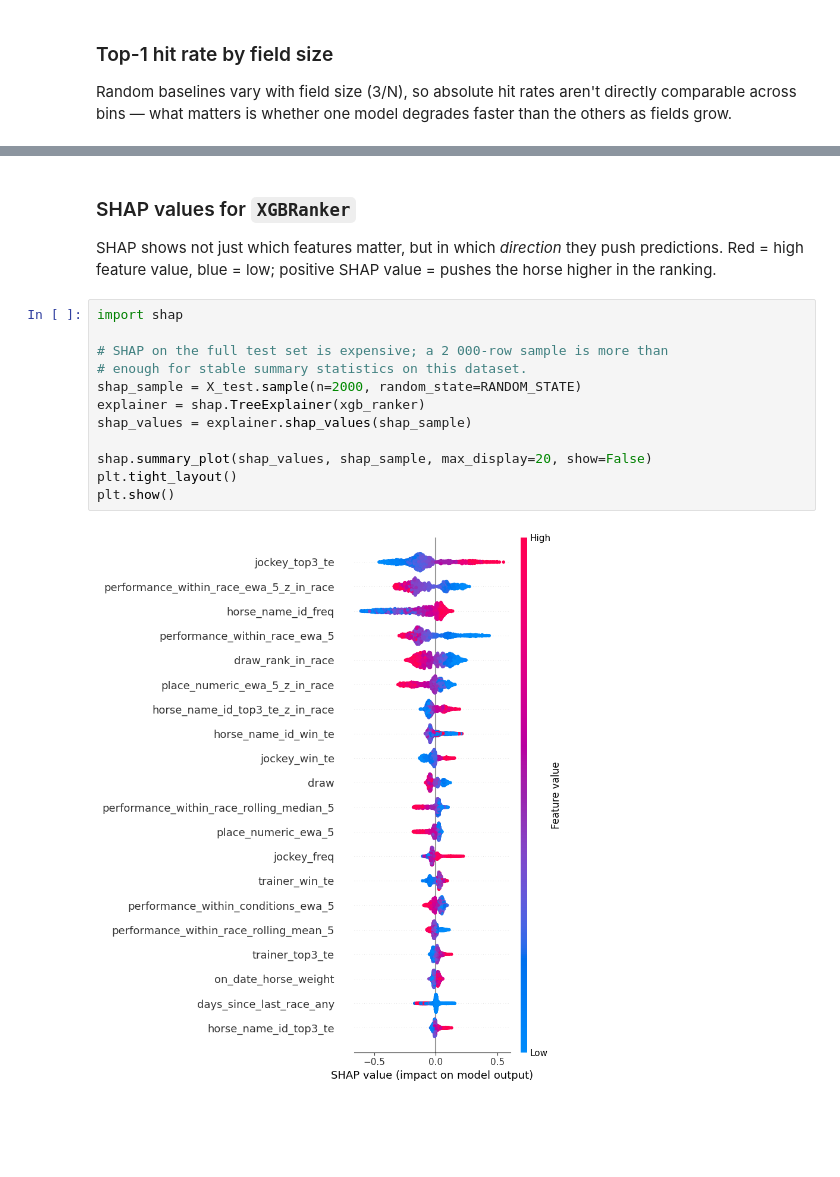
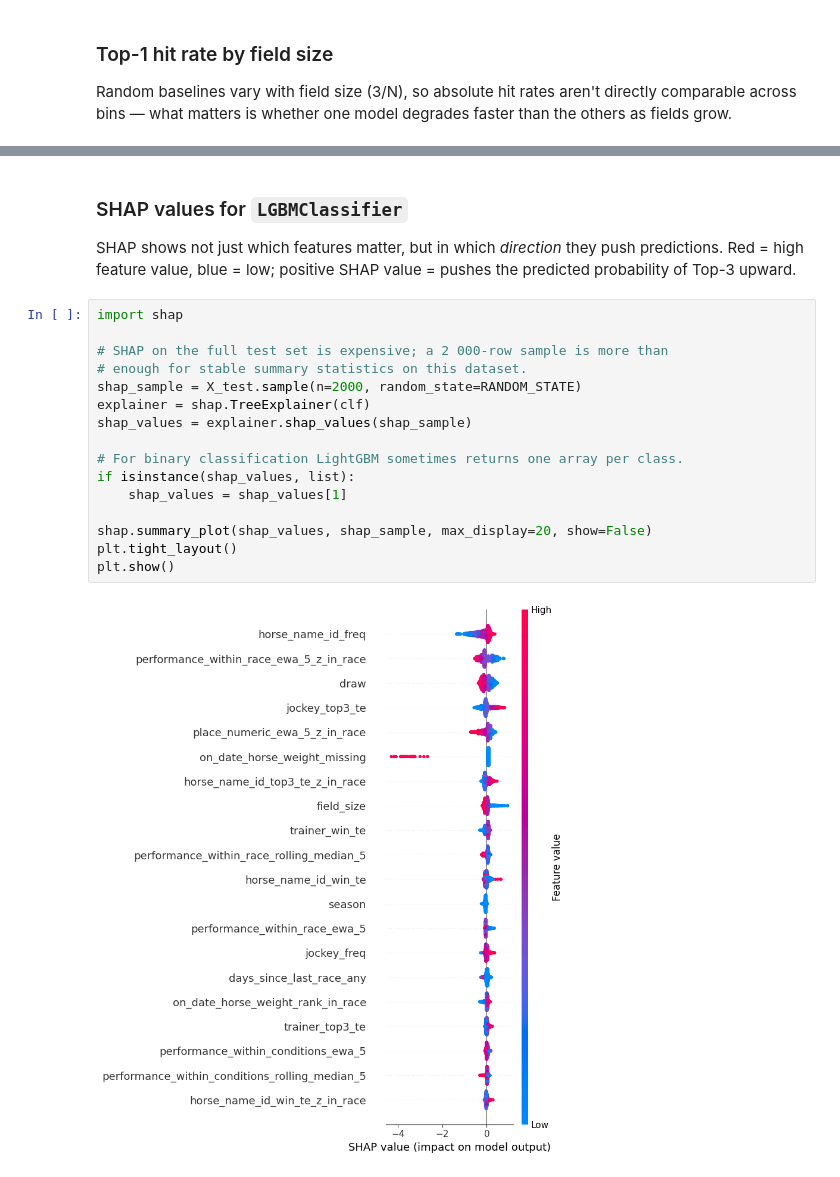
Before and after one commit to anton-schwarberg/Hongkong-Horse-Racing-Prediction, a Jupyter notebook: notebooks/05_Modelling.ipynb, the cells around one changed output, grey strips where cells are left out. Saved outputs shown, nothing was run; the diff lists cells and outputs as text; blank space fills up the shorter version.

```diff
--- a/notebooks/05_Modelling.ipynb
+++ b/notebooks/05_Modelling.ipynb
@@ -493,22 +539,26 @@ size_bin
 13+      315
 Name: n_races, dtype: int64
 # %% [markdown]
-### SHAP values for `XGBRanker`
+### SHAP values for `LGBMClassifier`
 
 SHAP shows not just which features matter, but in which *direction* they push
 predictions. Red = high feature value, blue = low; positive SHAP value =
-pushes the horse higher in the ranking.
+pushes the predicted probability of Top-3 upward.
 # %%
 import shap
 
 # SHAP on the full test set is expensive; a 2 000-row sample is more than
 # enough for stable summary statistics on this dataset.
 shap_sample = X_test.sample(n=2000, random_state=RANDOM_STATE)
-explainer = shap.TreeExplainer(xgb_ranker)
+explainer = shap.TreeExplainer(clf)
 shap_values = explainer.shap_values(shap_sample)
+
+# For binary classification LightGBM sometimes returns one array per class.
+if isinstance(shap_values, list):
+    shap_values = shap_values[1]
 
 shap.summary_plot(shap_values, shap_sample, max_display=20, show=False)
 plt.tight_layout()
 plt.show()
 # %% [output]
-[figure, old version]
+[figure, new version]
```
Also changed, not shown: parts of 17 cells of this notebook, 1 other file.
